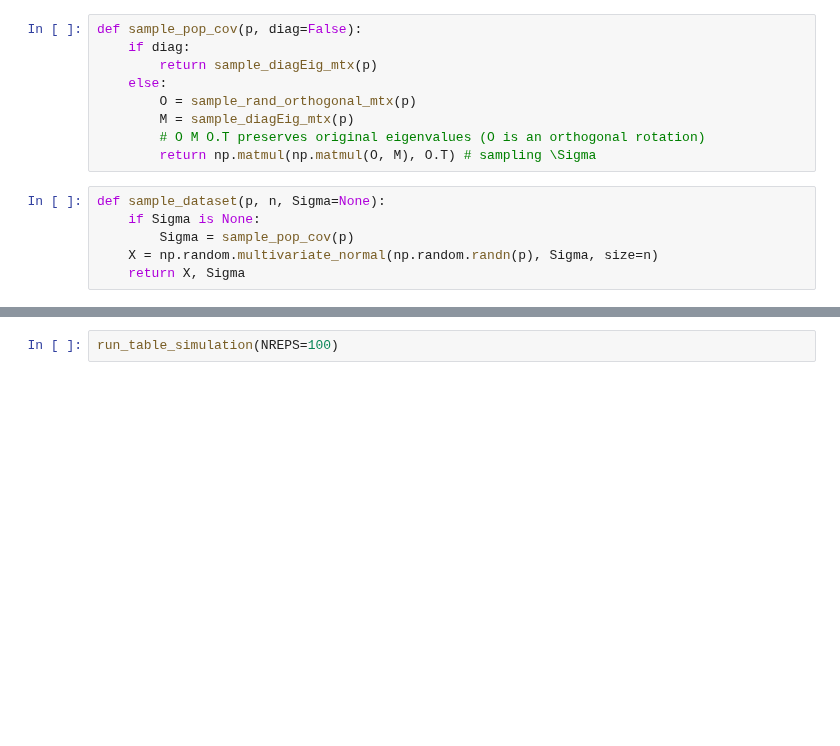
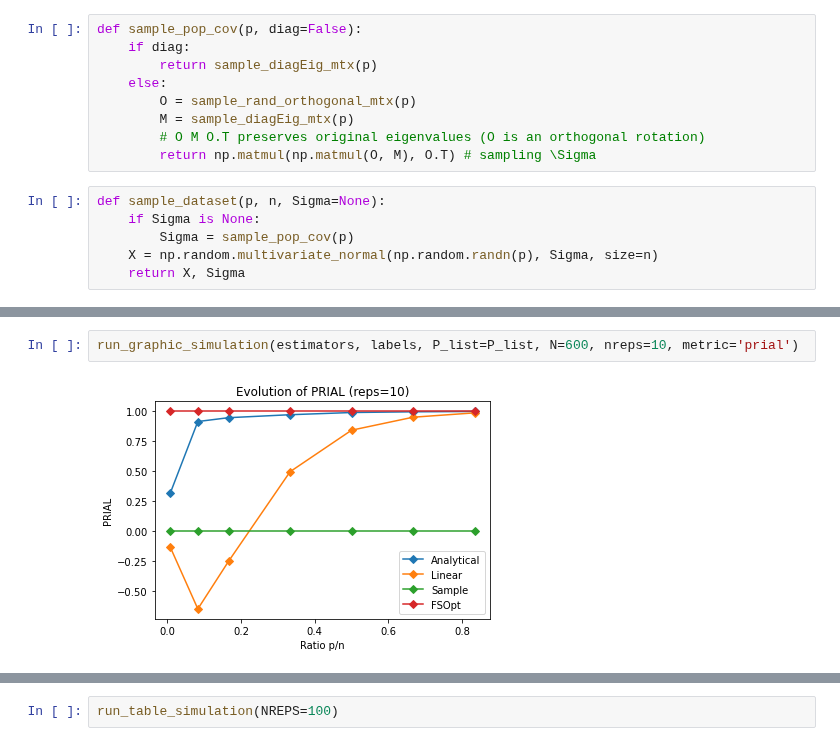
Before and after one commit to AlejandroSantorum/scikit-rmt, a Jupyter notebook: skrmt/cov_sims.ipynb, the cells around one changed output, grey strips where cells are left out. Drawn from its saved outputs; the diff is of its cells as text; blank space fills up the shorter version.

```diff
--- a/skrmt/cov_sims.ipynb
+++ b/skrmt/cov_sims.ipynb
@@ -256,0 +336,4 @@ def run_table_simulation(NREPS=100):
+# %%
+run_graphic_simulation(estimators, labels, P_list=P_list, N=600, nreps=10, metric='prial')
+# %% [output]
+[figure, added]
```
Also changed, not shown: parts of 9 cells of this notebook, 1 other file.
